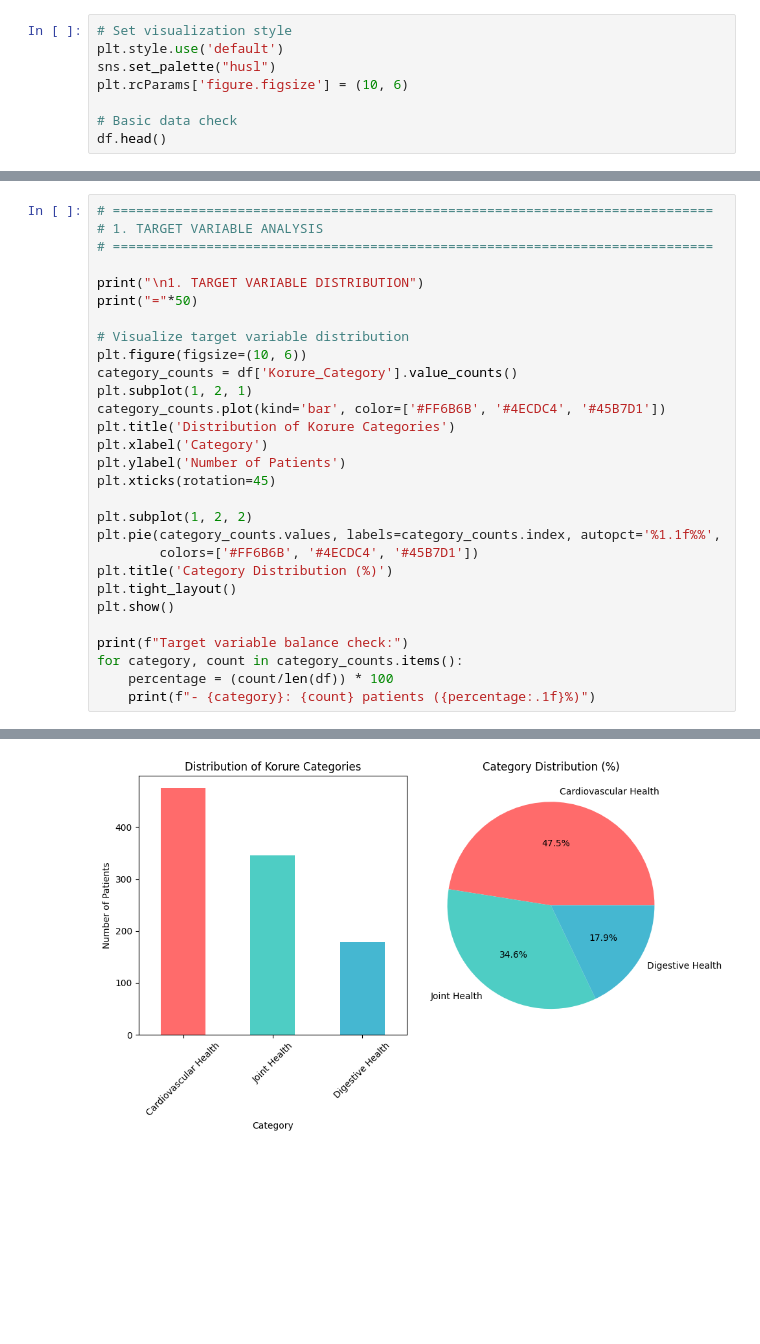
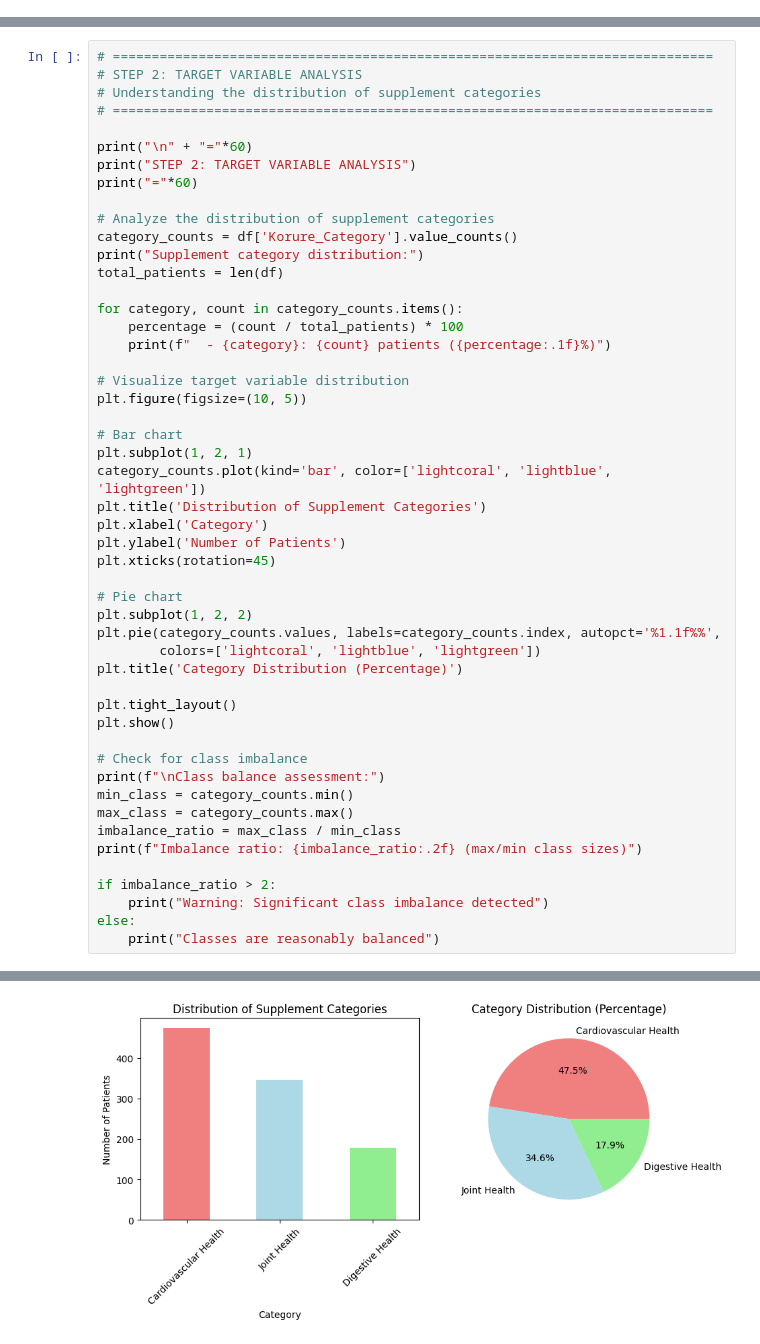
Before and after one commit to Aeryun-Park-1167330/COMP647, a Jupyter notebook: exploratory_data_analysis.ipynb, the cells around one changed output, grey strips where cells are left out. Drawn from its saved outputs; the diff is of its cells as text; blank space fills up the shorter version.

```diff
--- a/exploratory_data_analysis.ipynb
+++ b/exploratory_data_analysis.ipynb
@@ -20,8 +0,0 @@ Name: count, dtype: int64
-# %%
-# Set visualization style
-plt.style.use('default')
-sns.set_palette("husl")
-plt.rcParams['figure.figsize'] = (10, 6)
-
-# Basic data check
-df.head()
@@ -36,30 +77,51 @@ df.head()
 # %%
 # =============================================================================
-# 1. TARGET VARIABLE ANALYSIS
+# STEP 2: TARGET VARIABLE ANALYSIS
+# Understanding the distribution of supplement categories
 # =============================================================================
 
-print("\n1. TARGET VARIABLE DISTRIBUTION")
-print("="*50)
+print("\n" + "="*60)
+print("STEP 2: TARGET VARIABLE ANALYSIS")
+print("="*60)
+
+# Analyze the distribution of supplement categories
+category_counts = df['Korure_Category'].value_counts()
+print("Supplement category distribution:")
+total_patients = len(df)
+
+for category, count in category_counts.items():
+    percentage = (count / total_patients) * 100
+    print(f"  - {category}: {count} patients ({percentage:.1f}%)")
 
 # Visualize target variable distribution
-plt.figure(figsize=(10, 6))
-category_counts = df['Korure_Category'].value_counts()
+plt.figure(figsize=(10, 5))
+
+# Bar chart
 plt.subplot(1, 2, 1)
-category_counts.plot(kind='bar', color=['#FF6B6B', '#4ECDC4', '#45B7D1'])
-plt.title('Distribution of Korure Categories')
+category_counts.plot(kind='bar', color=['lightcoral', 'lightblue', 'lightgreen'])
+plt.title('Distribution of Supplement Categories')
 plt.xlabel('Category')
 plt.ylabel('Number of Patients')
 plt.xticks(rotation=45)
 
+# Pie chart
 plt.subplot(1, 2, 2)
 plt.pie(category_counts.values, labels=category_counts.index, autopct='%1.1f%%',
-        colors=['#FF6B6B', '#4ECDC4', '#45B7D1'])
-plt.title('Category Distribution (%)')
+        colors=['lightcoral', 'lightblue', 'lightgreen'])
+plt.title('Category Distribution (Percentage)')
+
 plt.tight_layout()
 plt.show()
 
-print(f"Target variable balance check:")
-for category, count in category_counts.items():
-    percentage = (count/len(df)) * 100
-    print(f"- {category}: {count} patients ({percentage:.1f}%)")
+# Check for class imbalance
+print(f"\nClass balance assessment:")
+min_class = category_counts.min()
+max_class = category_counts.max()
+imbalance_ratio = max_class / min_class
+print(f"Imbalance ratio: {imbalance_ratio:.2f} (max/min class sizes)")
+
+if imbalance_ratio > 2:
+    print("Warning: Significant class imbalance detected")
+else:
+    print("Classes are reasonably balanced")
 # %% [output]
@@ -68 +135 @@ for category, count in category_counts.items():
-[figure, old version]
+[figure, new version]
```
Also changed, not shown: parts of 17 cells of this notebook.
